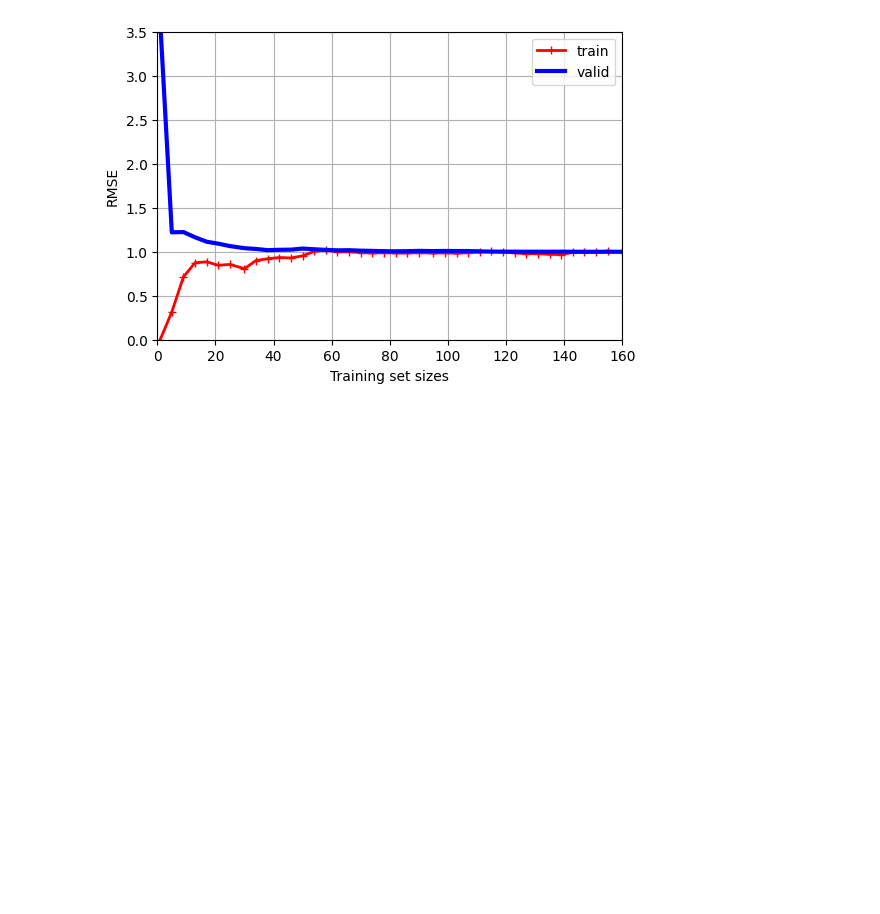
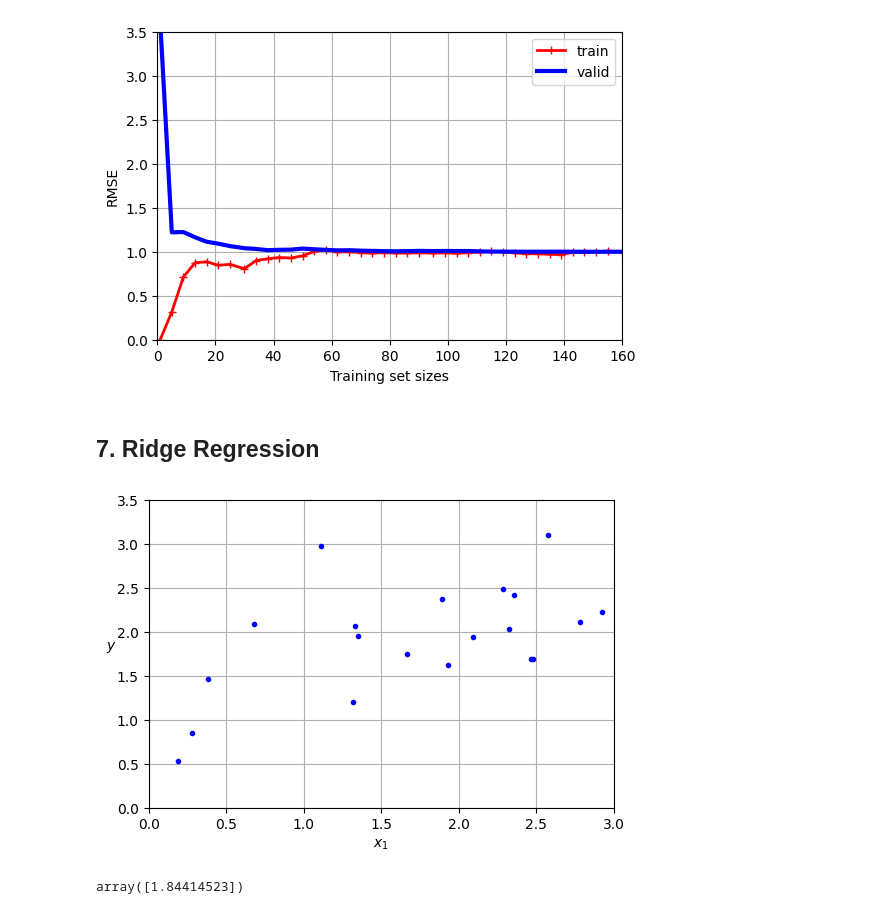
Before and after one commit to CarlossssMora/hands-on-ml-notes, a Jupyter notebook: capitulo_4/training_models.ipynb, the cells around one changed output. Cells and saved outputs as stored; diff of their text form; code cells hidden in the pictures; blank space fills up the shorter version.

```diff
--- a/capitulo_4/training_models.ipynb
+++ b/capitulo_4/training_models.ipynb
@@ -352,3 +352,29 @@ plt.legend(loc='upper right')
 plt.show()
 # %% [output]
 [figure]
+# %% [markdown]
+## 7. Ridge Regression
+# %%
+rng = np.random.default_rng(seed=42)
+m = 20
+X = 3 * rng.random((m, 1))
+y = 1 + 0.5 * X + rng.standard_normal((m, 1)) / 1.5
+X_new = np.linspace(0, 3, 100).reshape((100, 1))
+# %%
+plt.figure(figsize=(6, 4))
+plt.plot(X, y, "b.")
+plt.grid()
+plt.axis([0, 3, 0, 3.5])
+plt.xlabel("$x_1$")
+plt.ylabel("$y$", rotation=0)
+plt.show()
+# %% [output]
+[figure, added]
+# %%
+from sklearn.linear_model import Ridge
+
+ridge_reg = Ridge(alpha=0.1, solver='cholesky')
+ridge_reg.fit(X, y)
+ridge_reg.predict([[1.5]])
+# %% [output]
+array([1.84414523])
```
Also changed, not shown: parts of 9 cells of this notebook.
